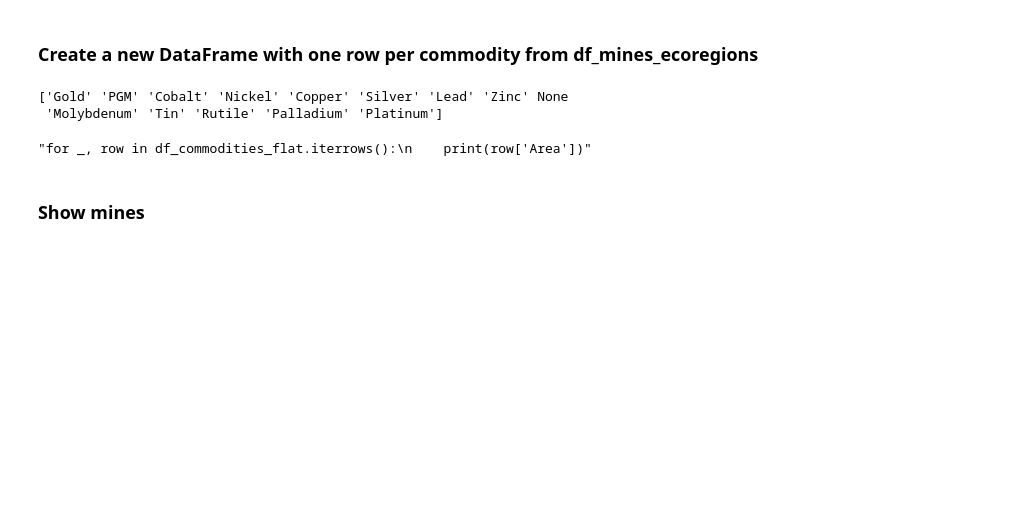
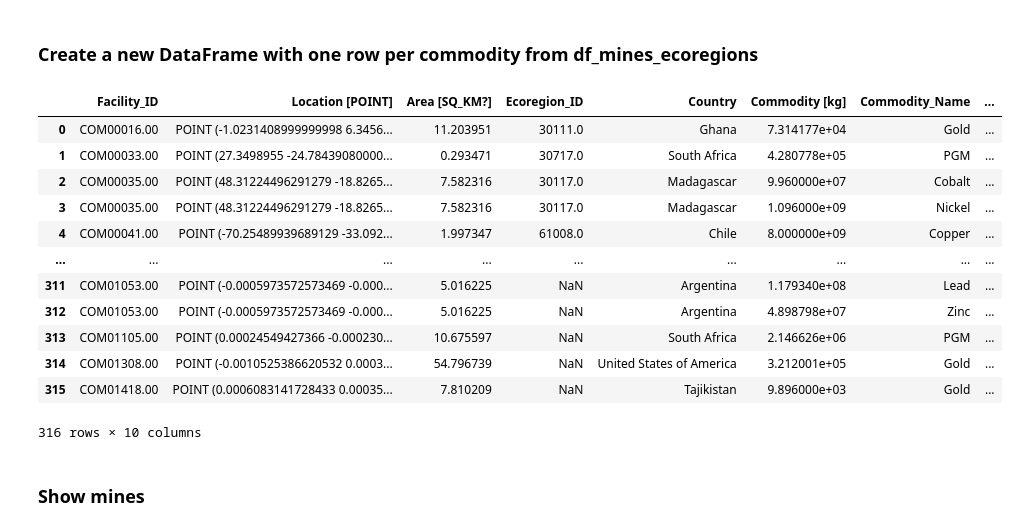
Before and after one commit to sewaelty/semesterproject, a Jupyter notebook: Main.ipynb, the cells around one changed output. Cells and saved outputs as stored; diff of their text form; code cells hidden in the pictures; blank space fills up the shorter version.

Commit message:
Full workflow for only commodities table

```diff
--- a/Main.ipynb
+++ b/Main.ipynb
@@ -131,7 +172,7 @@ CRS is already EPSG:4326
 ###
 
 # Group all reserves of one facility to merge later
-cols_to_keep = ["year", "material", "commodity", "mineral_value_tonnes", "commodity_value_tonnes", "grade_ppm"]
+cols_to_keep = ["year", "material", "mineral_value_tonnes", "commodity", "commodity_value_tonnes"]
 df_groupedReserves = (
     df_miningReserves.groupby("facility_id")
     .apply(lambda g: g[cols_to_keep].to_dict(orient="records"), include_groups=False)  # list of row-dicts
@@ -166,9 +207,6 @@ overlap = fac_nonnull.intersection(fac_null)
 print(len(overlap), "facilities appear in both (nonnull + null)")
 if overlap:
     print("Overlapping facility IDs:", overlap)
-
-#TODO: Get a proxy for grade_ppm if missing, e.g. average grade_ppm for that commodity in that country or globally
-# and then compute the commodity_value_tonnes from that
 # %% [output]
 668 unique facilities with reserve data
 223 facilities with commodity_value_tonnes
@@ -446,6 +484,8 @@ print(df_mines_ecoregions['commodities_products'].nunique(), "unique commodities
 # %% [markdown]
 ### Create a new DataFrame with one row per commodity from df_mines_ecoregions
 # %%
+# TODO: Check what materials we actually have in the dataset, like copper, copper sulfate or like that
+# TODO: search for actual prices in ecoinvent
 def computeTotalPrice(price, res_data):
     """
     Compute total price of all commodities for a given mine
@@ -471,37 +511,47 @@ for _, row in df_mines_ecoregions.iterrows():
         area = row['AREA']
     elif row['surface_area_sq_km'] is not None and not (math.isnan(row['surface_area_sq_km'])):
         area = row['surface_area_sq_km']
     elif row['concession_area_sq_km'] is not None and not (math.isnan(row['concession_area_sq_km'])):
         area = row['concession_area_sq_km']
     else:
         print(f"Facility {facility_id} has no area information.")
         area = None
     ecoregion = row['eco_id']
     country = row['country']
 
     for entry in res_data:
         commodity = commodity_lookup.get(entry.get('commodity'))
         commodity_value_tonnes = entry.get('commodity_value_tonnes') * 1e3  # convert from tonnes to kg
         factor = (area * price) / total_mine_price
         records.append({
             'Facility_ID': facility_id,
             'Location [POINT]': location,
             'Area [SQ_KM?]': area,
             'Ecoregion_ID': ecoregion,
             'Country': country,
             'Commodity [kg]': commodity_value_tonnes,
             'Commodity_Name': commodity,
             'Commodity_ID': entry.get('commodity'),
             'Factor [m2/kg]': factor,
             'Price [USD/KG]': price
         })
 
 df_commodities_flat = pd.DataFrame(records)
-print(df_commodities_flat['Commodity_Name'].unique())
+df_commodities_flat
 # %% [output]
+|  | Facility_ID | Location [POINT] | Area [SQ_KM?] | Ecoregion_ID | Country | Commodity [kg] | Commodity_Name | ... |
+| 0 | COM00016.00 | POINT (-1.0231408999999998 6.3456... | 11.203951 | 30111.0 | Ghana | 7.314177e+04 | Gold | ... |
+| 1 | COM00033.00 | POINT (27.3498955 -24.78439080000... | 0.293471 | 30717.0 | South Africa | 4.280778e+05 | PGM | ... |
+| 2 | COM00035.00 | POINT (48.31224496291279 -18.8265... | 7.582316 | 30117.0 | Madagascar | 9.960000e+07 | Cobalt | ... |
+| 3 | COM00035.00 | POINT (48.31224496291279 -18.8265... | 7.582316 | 30117.0 | Madagascar | 1.096000e+09 | Nickel | ... |
+| 4 | COM00041.00 | POINT (-70.25489939689129 -33.092... | 1.997347 | 61008.0 | Chile | 8.000000e+09 | Copper | ... |
+| ... | ... | ... | ... | ... | ... | ... | ... | ... |
+| 311 | COM01053.00 | POINT (-0.0005973572573469 -0.000... | 5.016225 | NaN | Argentina | 1.179340e+08 | Lead | ... |
+| 312 | COM01053.00 | POINT (-0.0005973572573469 -0.000... | 5.016225 | NaN | Argentina | 4.898798e+07 | Zinc | ... |
+| 313 | COM01105.00 | POINT (0.00024549427366 -0.000230... | 10.675597 | NaN | South Africa | 2.146626e+06 | PGM | ... |
+| 314 | COM01308.00 | POINT (-0.0010525386620532 0.0003... | 54.796739 | NaN | United States of America | 3.212001e+05 | Gold | ... |
+| 315 | COM01418.00 | POINT (0.0006083141728433 0.00035... | 7.810209 | NaN | Tajikistan | 9.896000e+03 | Gold | ... |
-['Gold' 'PGM' 'Cobalt' 'Nickel' 'Copper' 'Silver' 'Lead' 'Zinc' None
- 'Molybdenum' 'Tin' 'Rutile' 'Palladium' 'Platinum']
+316 rows × 10 columns
-"for _, row in df_commodities_flat.iterrows():\n    print(row['Area'])"
 # %% [markdown]
 ### Show mines
 # %%
```
Also changed, not shown: parts of 3 cells of this notebook.
